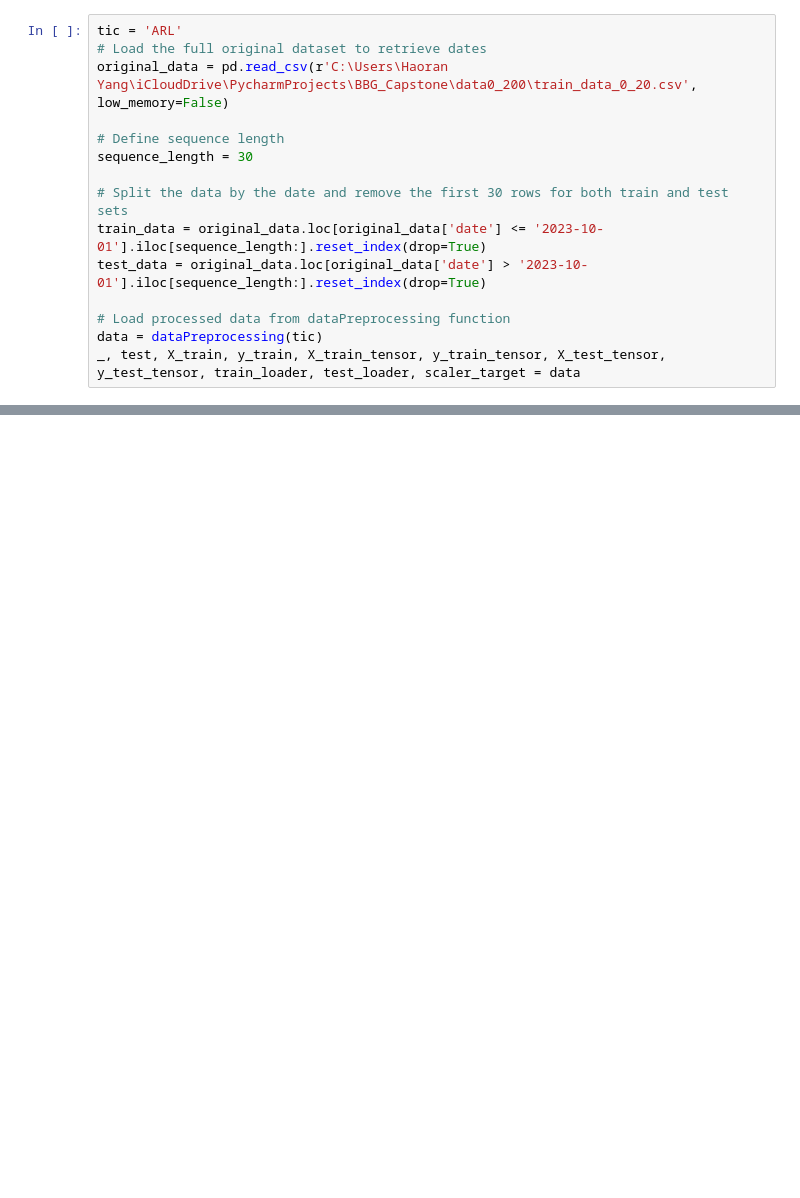
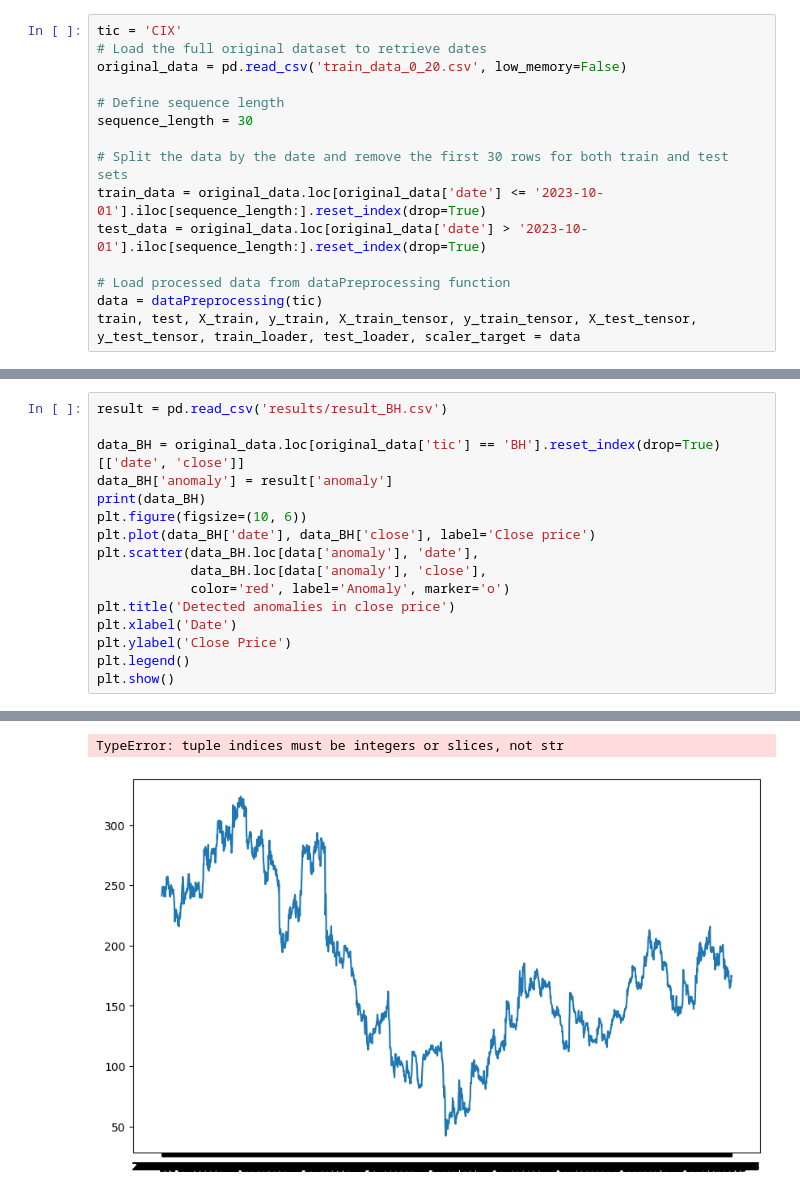
Before and after one commit to HerronYang/BBG_Capstone, a Jupyter notebook: LSTM/display.ipynb, the cells around one changed output, grey strips where cells are left out. Drawn from its saved outputs; the diff is of its cells as text; blank space fills up the shorter version.

```diff
--- a/LSTM/display.ipynb
+++ b/LSTM/display.ipynb
@@ -4,7 +4,7 @@ from train import dataPreprocessing
 # %%
-tic = 'ARL'
+tic = 'CIX'
 # Load the full original dataset to retrieve dates
-original_data = pd.read_csv(r'C:\Users\Haoran Yang\iCloudDrive\PycharmProjects\BBG_Capstone\data0_200\train_data_0_20.csv', low_memory=False)
+original_data = pd.read_csv('train_data_0_20.csv', low_memory=False)
 
 # Define sequence length
 sequence_length = 30
@@ -15,4 +15,4 @@ test_data = original_data.loc[original_data['date'] > '2023-10-01'].iloc[sequenc
 
 # Load processed data from dataPreprocessing function
 data = dataPreprocessing(tic)
-_, test, X_train, y_train, X_train_tensor, y_train_tensor, X_test_tensor, y_test_tensor, train_loader, test_loader, scaler_target = data
+train, test, X_train, y_train, X_train_tensor, y_train_tensor, X_test_tensor, y_test_tensor, train_loader, test_loader, scaler_target = data
@@ -20,0 +107,17 @@ FileNotFoundError: [Errno 2] No such file or directory: 'data0_200/train_data_0_
+# %%
+result = pd.read_csv('results/result_BH.csv')
+
+data_BH = original_data.loc[original_data['tic'] == 'BH'].reset_index(drop=True)[['date', 'close']]
+data_BH['anomaly'] = result['anomaly']
+print(data_BH)
+plt.figure(figsize=(10, 6))
+plt.plot(data_BH['date'], data_BH['close'], label='Close price')
+plt.scatter(data_BH.loc[data['anomaly'], 'date'],
+            data_BH.loc[data['anomaly'], 'close'],
+            color='red', label='Anomaly', marker='o')
+plt.title('Detected anomalies in close price')
+plt.xlabel('Date')
+plt.ylabel('Close Price')
+plt.legend()
+plt.show()
+# %% [output]
@@ -20,0 +138,2 @@ FileNotFoundError: [Errno 2] No such file or directory: 'data0_200/train_data_0_
+TypeError: tuple indices must be integers or slices, not str
+[figure, added]
```
Also changed, not shown: parts of 5 cells of this notebook, 24 other files.
